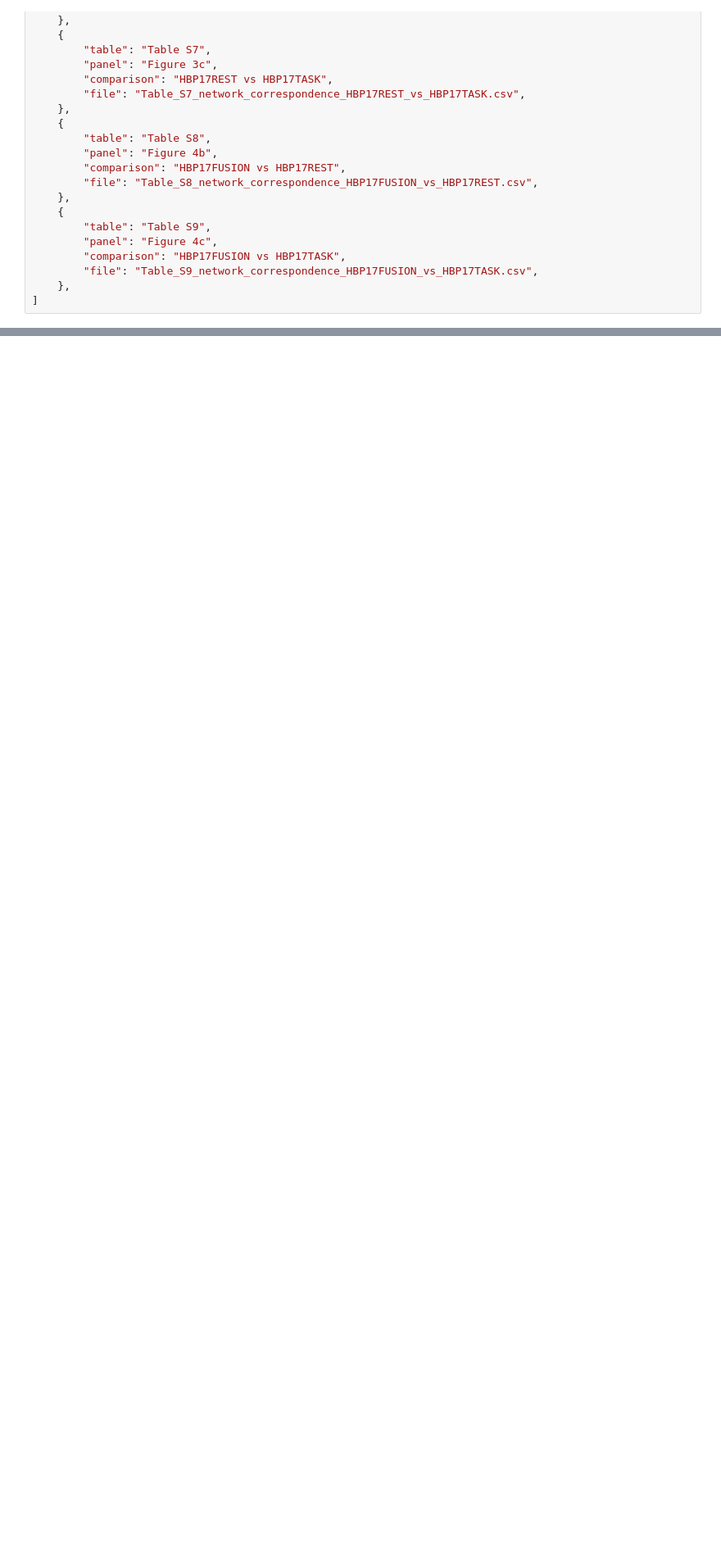
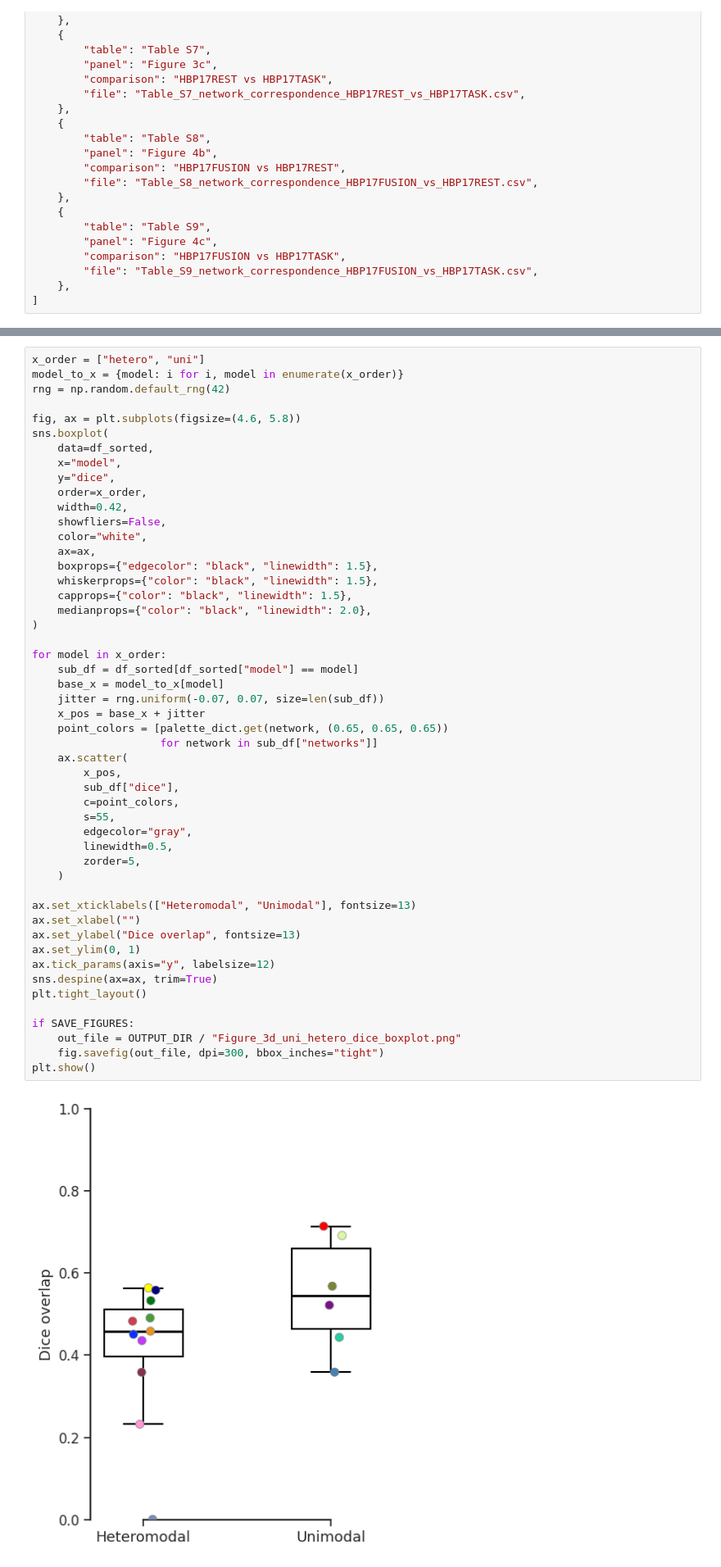
Before and after one commit to dzhi1993/IndividualParcellation, a Jupyter notebook: scripts/3.group_task_rest_comparison/network_dice_similarity.ipynb, the cells around one changed output, grey strips where cells are left out. Shown at 82% size. Saved outputs shown, nothing was run; the diff lists cells and outputs as text; blank space fills up the shorter version.

```diff
--- a/scripts/3.group_task_rest_comparison/network_dice_similarity.ipynb
+++ b/scripts/3.group_task_rest_comparison/network_dice_similarity.ipynb
@@ -172,0 +327,52 @@ for item in TABLE_INFO:
+# %%
+x_order = ["hetero", "uni"]
+model_to_x = {model: i for i, model in enumerate(x_order)}
+rng = np.random.default_rng(42)
+
+fig, ax = plt.subplots(figsize=(4.6, 5.8))
+sns.boxplot(
+    data=df_sorted,
+    x="model",
+    y="dice",
+    order=x_order,
+    width=0.42,
+    showfliers=False,
+    color="white",
+    ax=ax,
+    boxprops={"edgecolor": "black", "linewidth": 1.5},
+    whiskerprops={"color": "black", "linewidth": 1.5},
+    capprops={"color": "black", "linewidth": 1.5},
+    medianprops={"color": "black", "linewidth": 2.0},
+)
+
+for model in x_order:
+    sub_df = df_sorted[df_sorted["model"] == model]
+    base_x = model_to_x[model]
+    jitter = rng.uniform(-0.07, 0.07, size=len(sub_df))
+    x_pos = base_x + jitter
+    point_colors = [palette_dict.get(network, (0.65, 0.65, 0.65))
+                    for network in sub_df["networks"]]
+    ax.scatter(
+        x_pos,
+        sub_df["dice"],
+        c=point_colors,
+        s=55,
+        edgecolor="gray",
+        linewidth=0.5,
+        zorder=5,
+    )
+
+ax.set_xticklabels(["Heteromodal", "Unimodal"], fontsize=13)
+ax.set_xlabel("")
+ax.set_ylabel("Dice overlap", fontsize=13)
+ax.set_ylim(0, 1)
+ax.tick_params(axis="y", labelsize=12)
+sns.despine(ax=ax, trim=True)
+plt.tight_layout()
+
+if SAVE_FIGURES:
+    out_file = OUTPUT_DIR / "Figure_3d_uni_hetero_dice_boxplot.png"
+    fig.savefig(out_file, dpi=300, bbox_inches="tight")
+plt.show()
+# %% [output]
+[figure, added]
```
Also changed, not shown: parts of 10 cells of this notebook, 27 other files.
